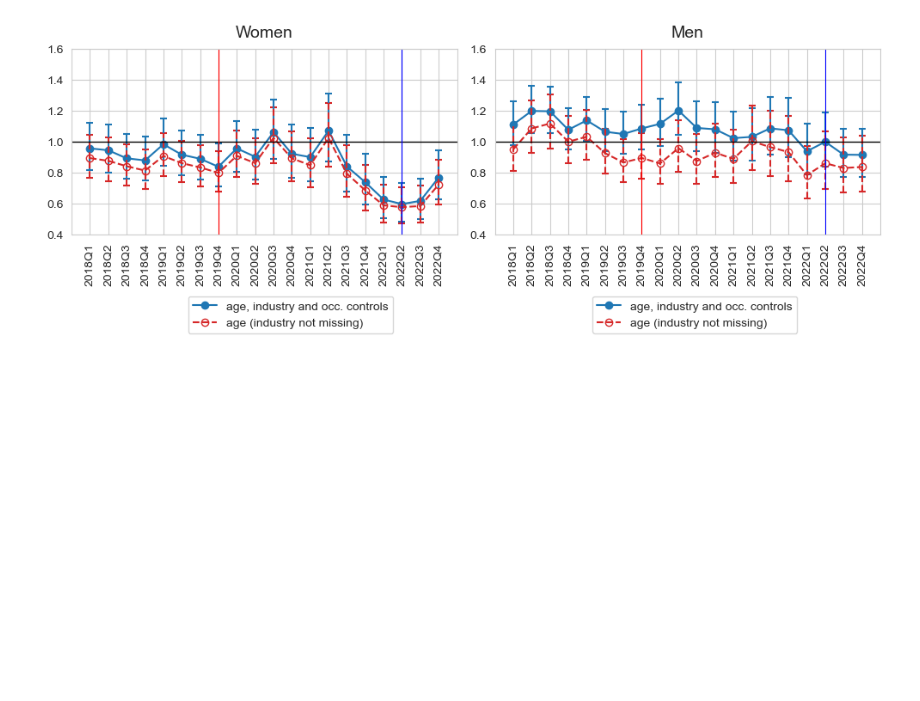
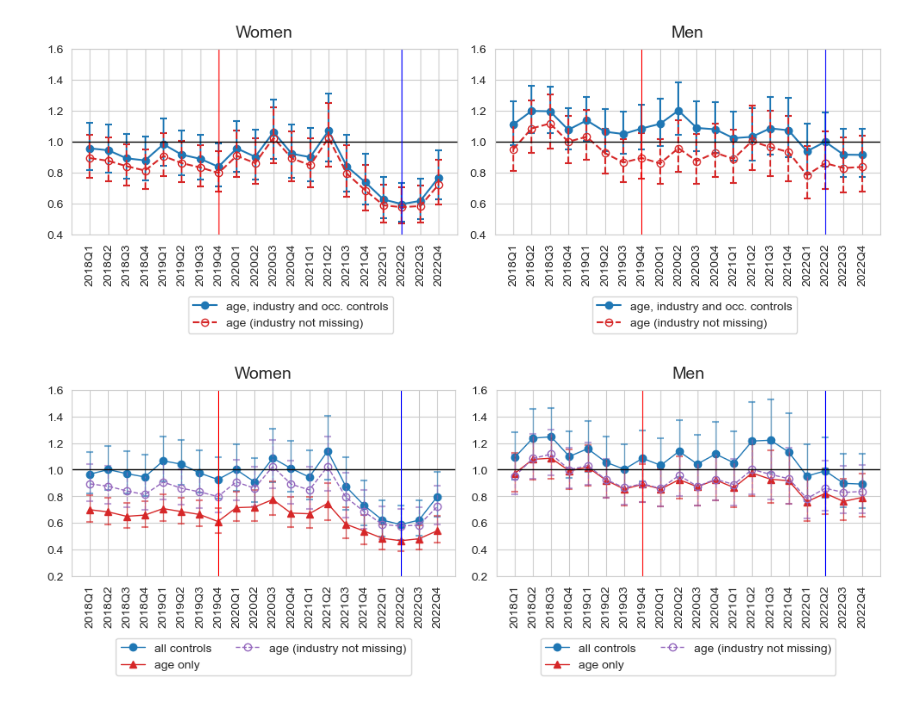
Before and after one commit to crisla/TenMoCoS, a Jupyter notebook: Figure_2_age3040_agefix_cohab_coefs.ipynb, the cells around one changed output. Saved outputs shown, nothing was run; the diff lists cells and outputs as text; code cells hidden in the pictures; blank space fills up the shorter version.

Commit message:
more cool plots

```diff
--- a/Figure_2_age3040_agefix_cohab_coefs.ipynb
+++ b/Figure_2_age3040_agefix_cohab_coefs.ipynb
@@ -282,7 +282,6 @@ bounds_mar_a3040_age_p10 = []
 bounds_parxmar_a3040_age_p10 = []
 bounds_div_a3040_age_p10 = []
 bounds_erte_a3040_age_p10 = []
-qs = []
 obs = []
 cc = 170
 f = open('./regtabs/prob_perm_trial_3040_cohab.log','r')
@@ -295,7 +294,6 @@ for line in f:
         #indx_if = words.index("if")
         #ciclo = int(words[indx_if+1][7:10])
         ciclo = cc
-        qs.append(date_dict[ciclo])
         cc +=1
     if len(words)>0 and 'parent_10'==words[0]:
         coefs_par_a3040_age_p10.append(float(words[2]))
@@ -340,7 +338,6 @@ bounds_mar_a3040_age_r_p10 = []
 bounds_parxmar_a3040_age_r_p10 = []
 bounds_div_a3040_age_r_p10 = []
 bounds_erte_a3040_age_r_p10 = []
-qs = []
 obs = []
 cc = 170
 f = open('./regtabs/prob_perm_trial_3040_cohab_restrict.log','r')
@@ -353,7 +350,6 @@ for line in f:
         #indx_if = words.index("if")
         #ciclo = int(words[indx_if+1][7:10])
         ciclo = cc
-        qs.append(date_dict[ciclo])
         cc +=1
     if len(words)>0 and 'parent_10'==words[0]:
         coefs_par_a3040_age_r_p10.append(float(words[2]))
@@ -398,7 +394,6 @@ bounds_mar_a3040_m_age_r_p10 = []
 bounds_parxmar_a3040_m_age_r_p10 = []
 bounds_div_a3040_m_age_r_p10 = []
 bounds_erte_a3040_m_age_r_p10 = []
-qs = []
 obs = []
 cc = 170
 f = open('./regtabs/prob_perm_trial_3040_m_cohab_restrict.log','r')
@@ -411,7 +406,6 @@ for line in f:
         #indx_if = words.index("if")
         #ciclo = int(words[indx_if+1][7:10])
         ciclo = cc
-        qs.append(date_dict[ciclo])
         cc +=1
     if len(words)>0 and 'parent_10'==words[0]:
         coefs_par_a3040_m_age_r_p10.append(float(words[2]))
@@ -456,7 +450,6 @@ bounds_mar_a3040_ind_p10 = []
 bounds_parxmar_a3040_ind_p10 = []
 bounds_div_a3040_ind_p10 = []
 bounds_erte_a3040_ind_p10 = []
-qs = []
 obs = []
 cc = 170
 f = open('./regtabs/prob_perm_trial_inds_3040_cohab.log','r')
@@ -469,7 +462,6 @@ for line in f:
         #indx_if = words.index("if")
         #ciclo = int(words[indx_if+1][7:10])
         ciclo = cc
-        qs.append(date_dict[ciclo])
         cc +=1
     if len(words)>0 and 'parent_10'==words[0]:
         coefs_par_a3040_ind_p10.append(float(words[2]))
@@ -984,3 +972,80 @@ plt.savefig('./plots_logit/prob_perm_3040_ind_age.pdf',format='pdf',bbox_inches=
 plt.show()
 # %% [output]
 [figure]
+# %%
+t18 = int(np.where(np.array(qs)=='2018Q1')[0])
+t1815 = 3 * 4
+colors = sn.color_palette()
+plt.figure(figsize=(10,4.25))
+
+plt.subplot(121)
+plt.title("Women",fontsize=14,y=1.025)
+
+plt.plot(qs[t18:],coefs_par_a3040_p10[t18:],marker='o',label='all controls',lw=1)
+plt.scatter(qs[t18:],bounds_par_a3040_p10[t18:,0],marker='_',color=colors[0],alpha=0.6)
+plt.scatter(qs[t18:],bounds_par_a3040_p10[t18:,1],marker='_',color=colors[0],alpha=0.6)
+for i in range(coefs_par_a3040_p10[t18:].size):
+    plt.plot((qs[t18:][i],qs[t18:][i]),(bounds_par_a3040_p10[t18:,:][i,0],
+                                        bounds_par_a3040_p10[t18:,:][i,1]),c=colors[0],lw=1,alpha=0.6)
+
+plt.plot(qs[t18:],coefs_par_a3040_age_p10[t1815:],marker='^',label='age only',color=colors[3],lw=1)
+plt.scatter(qs[t18:],bounds_par_a3040_age_p10[t1815:,0],marker='_',color=colors[3],alpha=0.6)
+plt.scatter(qs[t18:],bounds_par_a3040_age_p10[t1815:,1],marker='_',color=colors[3],alpha=0.6)
+for i in range(coefs_par_a3040_age_p10[t1815:].size):
+    plt.plot((qs[t18:][i],qs[t18:][i]),(bounds_par_a3040_age_p10[t1815:,0][i],
+                                        bounds_par_a3040_age_p10[t1815:,1][i]),c=colors[3],lw=1,alpha=0.6)
+
+plt.plot(qs[t18:],coefs_par_a3040_age_r_p10[t1815:],lw=1,marker='o',fillstyle='none',
+         label='age (industry not missing)',color=colors[4],ls='--')
+plt.scatter(qs[t18:],bounds_par_a3040_age_r_p10[t1815:,0],marker='_',color=colors[4],alpha=0.6)
+plt.scatter(qs[t18:],bounds_par_a3040_age_r_p10[t1815:,1],marker='_',color=colors[4],alpha=0.6)
+for i in range(coefs_par_a3040_age_r_p10[t1815:].size):
+    plt.plot((qs[t18:][i],qs[t18:][i]),(bounds_par_a3040_age_r_p10[t1815:,0][i],
+                                        bounds_par_a3040_age_r_p10[t1815:,1][i]),c=colors[4],ls='--',lw=1,alpha=0.6)
+
+plt.legend(ncols=2,bbox_to_anchor=(.9,-0.3),fontsize=10)
+plt.xticks(rotation=90,fontsize=10)
+plt.axhline(1,color='k',lw=1)
+plt.ylim(0.2,1.6)
+plt.xlim(-1,len(qs[t18:]))
+plt.axvline('2019Q4',c='r',lw=0.8)
+plt.axvline('2022Q2',c='b',lw=0.8)
+
+plt.subplot(122)
+plt.title("Men",fontsize=14,y=1.025)
+
+plt.plot(qs[t18:],coefs_m_par_a3040_p10[t18:],marker='o',label='all controls',lw=1)
+plt.scatter(qs[t18:],bounds_m_par_a3040_p10[t18:,0],marker='_',color=colors[0],alpha=0.6)
+plt.scatter(qs[t18:],bounds_m_par_a3040_p10[t18:,1],marker='_',color=colors[0],alpha=0.6)
+for i in range(coefs_m_par_a3040_p10[t18:].size):
+    plt.plot((qs[t18:][i],qs[t18:][i]),(bounds_m_par_a3040_p10[t18:,:][i,0],
+                                        bounds_m_par_a3040_p10[t18:,:][i,1]),c=colors[0],lw=1,alpha=0.6)
+
+plt.plot(qs[t18:],coefs_par_a3040_age_m_p10[t1815:],marker='^',label='age only',color=colors[3],lw=1)
+plt.scatter(qs[t18:],bounds_par_a3040_age_m_p10[t1815:,0],marker='_',color=colors[3],alpha=0.6)
+plt.scatter(qs[t18:],bounds_par_a3040_age_m_p10[t1815:,1],marker='_',color=colors[3],alpha=0.6)
+for i in range(coefs_par_a3040_age_m_p10[t1815:].size):
+    plt.plot((qs[t18:][i],qs[t18:][i]),(bounds_par_a3040_age_m_p10[t1815:,0][i],
+                                        bounds_par_a3040_age_m_p10[t1815:,1][i]),c=colors[3],lw=1,alpha=0.6)
+
+
+plt.plot(qs[t18:],coefs_par_a3040_age_r_m_p10[t1815:],lw=1,marker='o',fillstyle='none',
+         label='age (industry not missing)',ls='--',color=colors[4])
+plt.scatter(qs[t18:],bounds_par_a3040_age_r_m_p10[t1815:,0],marker='_',color=colors[4],alpha=0.6)
+plt.scatter(qs[t18:],bounds_par_a3040_age_r_m_p10[t1815:,1],marker='_',color=colors[4],alpha=0.6)
+for i in range(coefs_par_a3040_age_r_m_p10[t1815:].size):
+    plt.plot((qs[t18:][i],qs[t18:][i]),(bounds_par_a3040_age_r_m_p10[t1815:,0][i],
+                                        bounds_par_a3040_age_r_m_p10[t1815:,1][i]),c=colors[4],ls='--',lw=1,alpha=0.6)
+
+plt.axhline(1,color='k',lw=1)
+plt.axvline('2019Q4',c='r',lw=0.8)
+plt.axvline('2022Q2',c='b',lw=0.8)
+plt.xticks(rotation=90,fontsize=10)
+plt.ylim(0.2,1.6)
+plt.xlim(-1,len(qs[t18:]))
+plt.legend(ncols=2,bbox_to_anchor=(.9,-0.3),fontsize=10)
+plt.tight_layout()
+plt.savefig('./plots_logit/prob_perm_3040_all_controls.pdf',format='pdf',bbox_inches='tight')
+plt.show()
+# %% [output]
+[figure, added]
```
Also changed, not shown: parts of 1 cell of this notebook, 12 other files.
